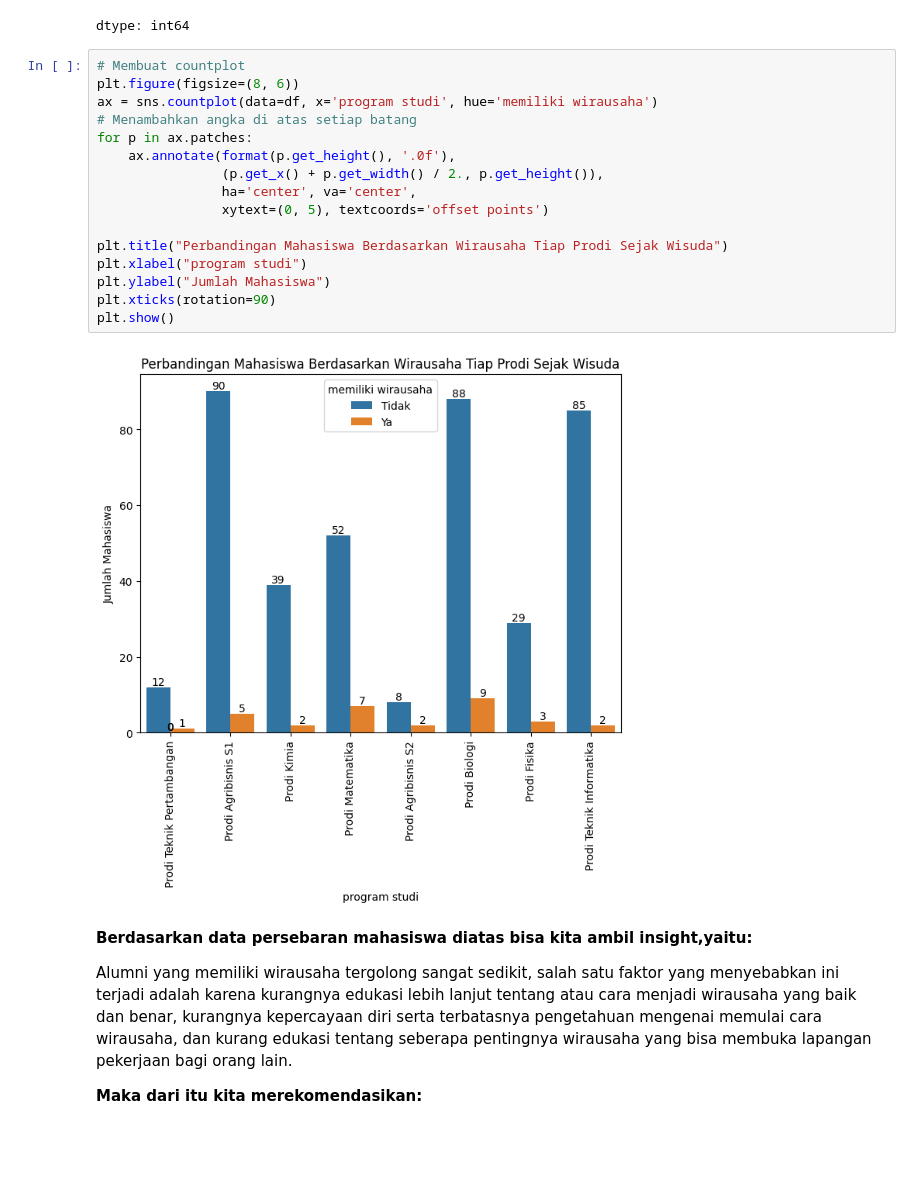
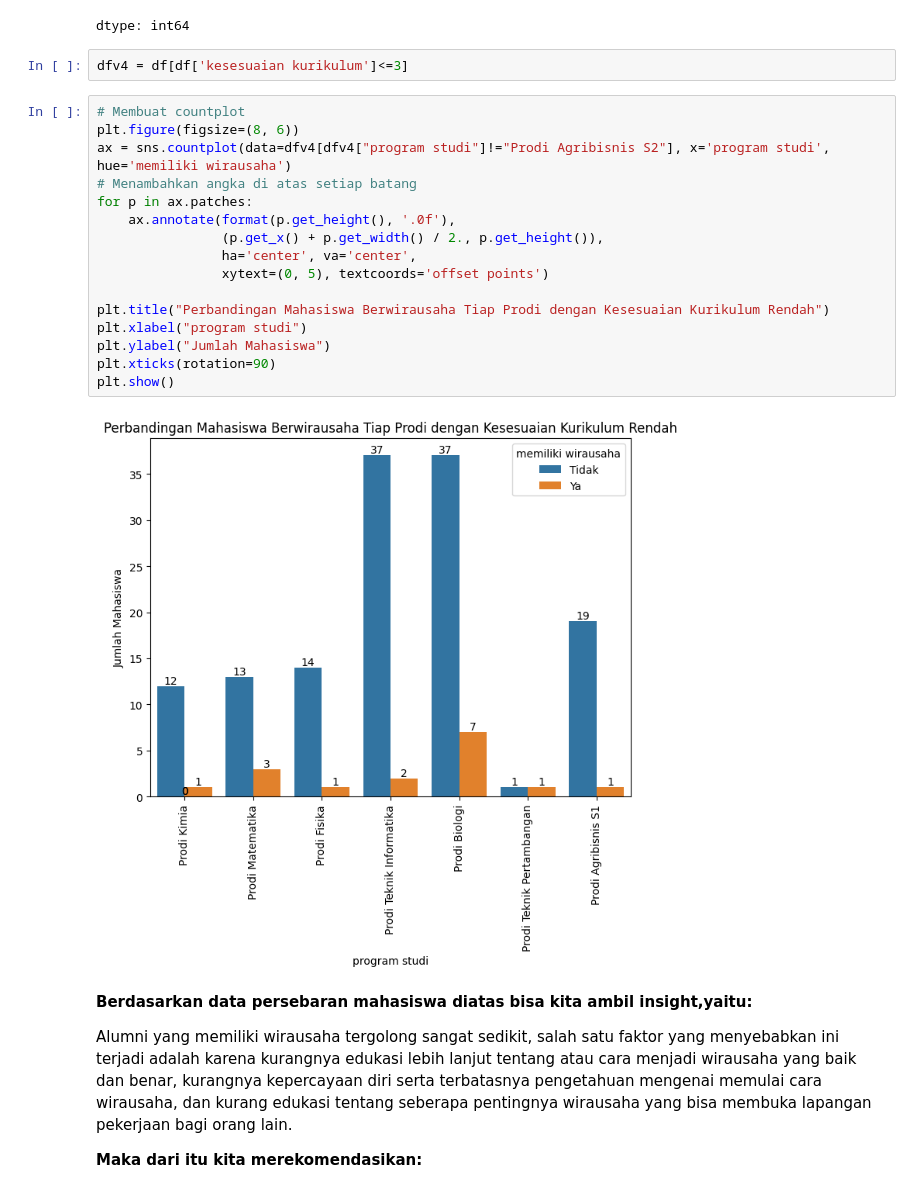
Before and after one commit to mabdulghofur142/Data-Mining, a Jupyter notebook: Capstone Project 1/Kelompok_CapStone_Project_01_F_2024.ipynb, the cells around one changed output. Saved outputs shown, nothing was run; the diff lists cells and outputs as text; blank space fills up the shorter version.

```diff
--- a/Capstone Project 1/Kelompok_CapStone_Project_01_F_2024.ipynb
+++ b/Capstone Project 1/Kelompok_CapStone_Project_01_F_2024.ipynb
@@ -727,24 +727,26 @@ df["memiliki wirausaha"].value_counts()
 | Tidak | 403 |
 | Ya | 31 |
 dtype: int64
+# %%
+dfv4 = df[df['kesesuaian kurikulum']<=3]
 # %%
 # Membuat countplot
 plt.figure(figsize=(8, 6))
-ax = sns.countplot(data=df, x='program studi', hue='memiliki wirausaha')
+ax = sns.countplot(data=dfv4[dfv4["program studi"]!="Prodi Agribisnis S2"], x='program studi', hue='memiliki wirausaha')
 # Menambahkan angka di atas setiap batang
 for p in ax.patches:
     ax.annotate(format(p.get_height(), '.0f'),
                 (p.get_x() + p.get_width() / 2., p.get_height()),
                 ha='center', va='center',
                 xytext=(0, 5), textcoords='offset points')
 
-plt.title("Perbandingan Mahasiswa Berdasarkan Wirausaha Tiap Prodi Sejak Wisuda")
+plt.title("Perbandingan Mahasiswa Berwirausaha Tiap Prodi dengan Kesesuaian Kurikulum Rendah")
 plt.xlabel("program studi")
 plt.ylabel("Jumlah Mahasiswa")
 plt.xticks(rotation=90)
 plt.show()
 # %% [output]
-[figure, old version]
+[figure, new version]
 # %% [markdown]
 **Berdasarkan data persebaran mahasiswa diatas bisa kita ambil insight,yaitu:**
 
```
Also changed, not shown: parts of 1 cell of this notebook.
